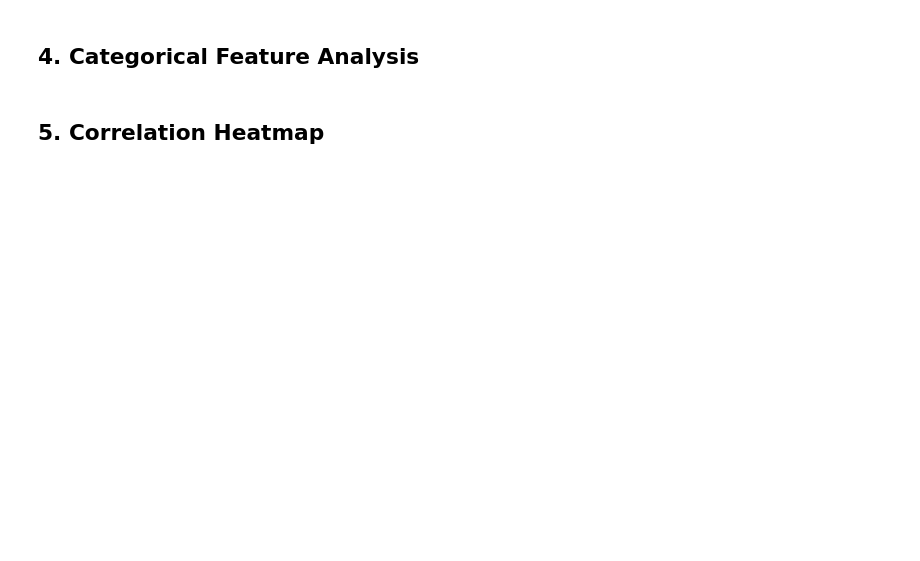
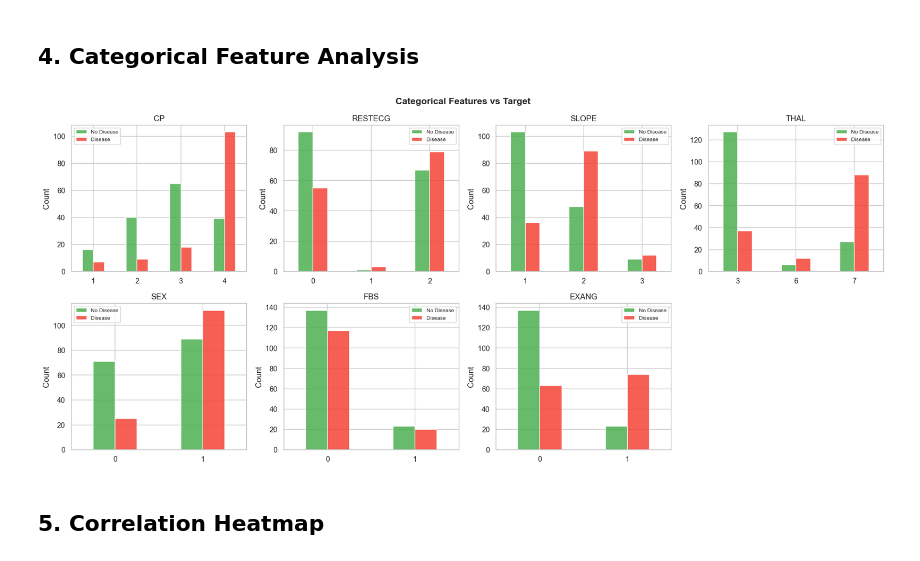
Before and after one commit to PavithraRavichandiran/CardioScope-XAI, a Jupyter notebook: notebooks/01_EDA.ipynb, the cells around one changed output. Saved outputs shown, nothing was run; the diff lists cells and outputs as text; code cells hidden in the pictures; blank space fills up the shorter version.

```diff
--- a/notebooks/01_EDA.ipynb
+++ b/notebooks/01_EDA.ipynb
@@ -79,31 +129,33 @@ plt.show()
 # %%
 cat_features = {
     'cp':      ['Typical Angina', 'Atypical Angina', 'Non-Anginal', 'Asymptomatic'],
     'restecg': ['Normal', 'ST-T Abnormality', 'LV Hypertrophy'],
     'slope':   ['Upsloping', 'Flat', 'Downsloping'],
     'thal':    ['Normal (3)', 'Fixed Defect (6)', 'Reversable Defect (7)'],
     'sex':     ['Female', 'Male'],
-    'fbs':     ['FBS ≤120', 'FBS >120'],
+    'fbs':     ['FBS â‰¤120', 'FBS >120'],
     'exang':   ['No Angina', 'Exercise Angina']
 }
 
 fig, axes = plt.subplots(2, 4, figsize=(18, 8))
 axes = axes.flatten()
 
 for i, (feat, _) in enumerate(cat_features.items()):
     ct = pd.crosstab(df[feat], df['target'])
     ct.plot(kind='bar', ax=axes[i], color=['#4CAF50', '#F44336'],
             edgecolor='white', alpha=0.85)
     axes[i].set_title(feat.upper())
     axes[i].set_xlabel('')
     axes[i].set_ylabel('Count')
     axes[i].legend(['No Disease', 'Disease'], fontsize=8)
     axes[i].tick_params(axis='x', rotation=0)
 
 axes[-1].set_visible(False)
 plt.suptitle('Categorical Features vs Target', fontsize=14, fontweight='bold')
 plt.tight_layout()
 plt.show()
+# %% [output]
+[figure, added]
 # %% [markdown]
 ## 5. Correlation Heatmap
 # %%
```
Also changed, not shown: parts of 11 cells of this notebook, 19 other files.
